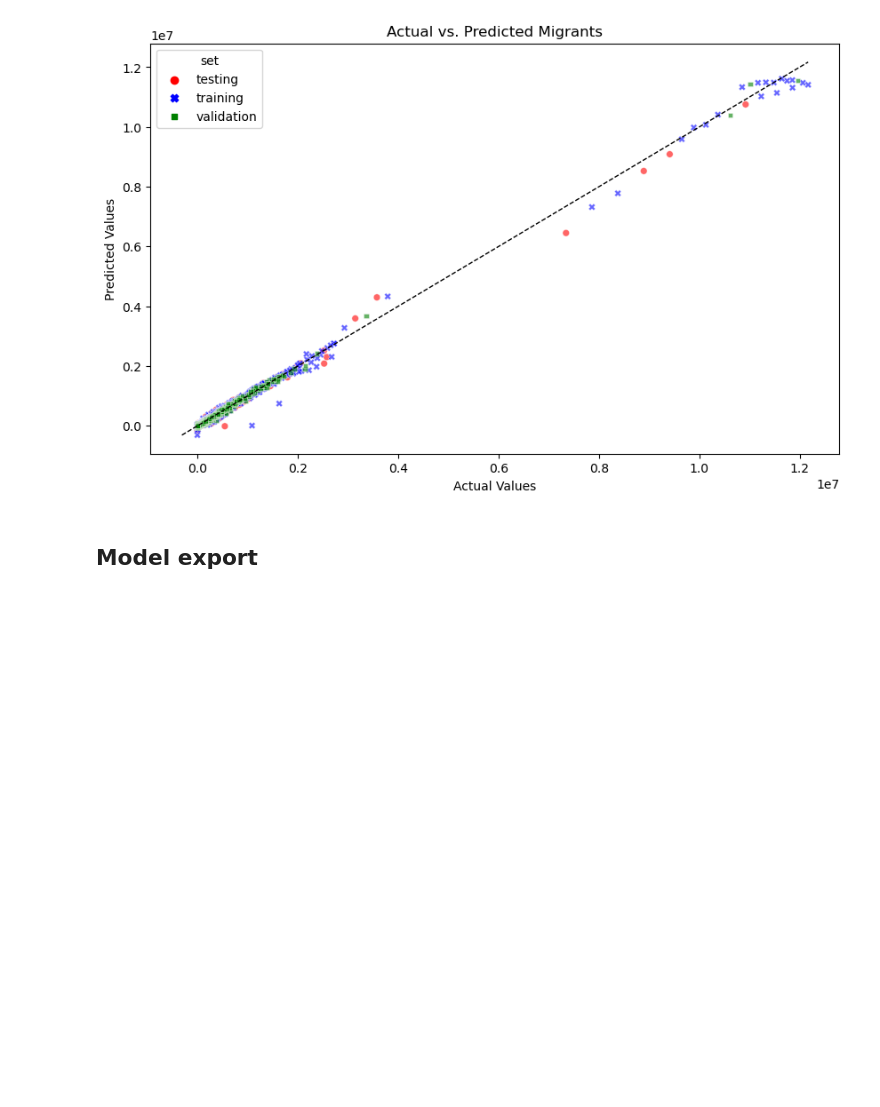
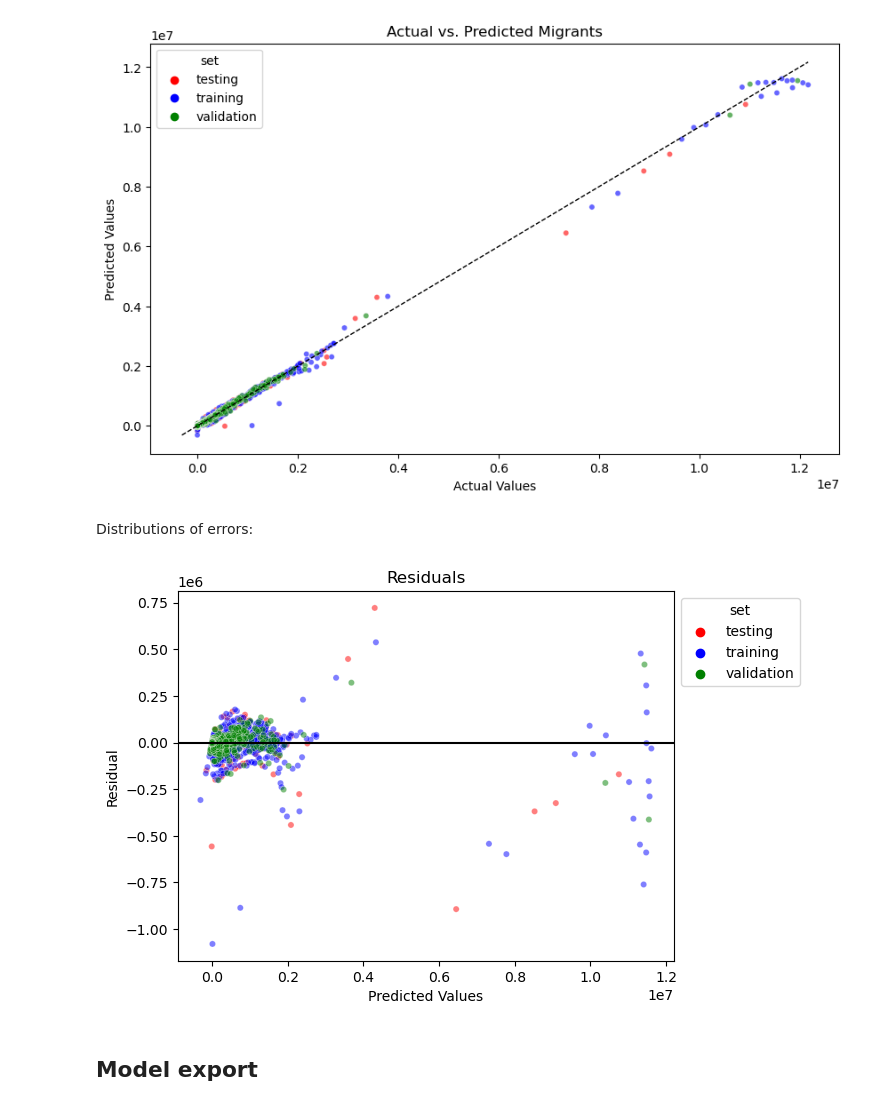
Before and after one commit to kssrr/migration-flow-prediction, a Jupyter notebook: lstm.ipynb, the cells around one changed output. Cells and saved outputs as stored; diff of their text form; code cells hidden in the pictures; blank space fills up the shorter version.

```diff
--- a/lstm.ipynb
+++ b/lstm.ipynb
@@ -385,6 +386,27 @@ plt.title('Actual vs. Predicted Migrants')
 plt.show()
 # %% [output]
 [figure]
+# %% [markdown]
+Distributions of errors:
+# %%
+all_predictions["error"] = all_predictions["predicted"] - all_predictions["actual"]
+ax = sns.scatterplot(
+    data=all_predictions,
+    x="predicted",
+    y="error",
+    hue="set",
+    palette={"testing": "red", "training": "blue", "validation": "green"},
+    s=20,
+    alpha=0.5
+)
+sns.move_legend(ax, "upper left", bbox_to_anchor=(1, 1))
+plt.axhline(y=0, color="black")
+plt.xlabel('Predicted Values')
+plt.ylabel('Residual')
+plt.title('Residuals')
+plt.show()
+# %% [output]
+[figure, added]
 # %% [markdown]
 ## Model export
 # %%
```
Also changed, not shown: parts of 3 cells of this notebook, 2 other files.
